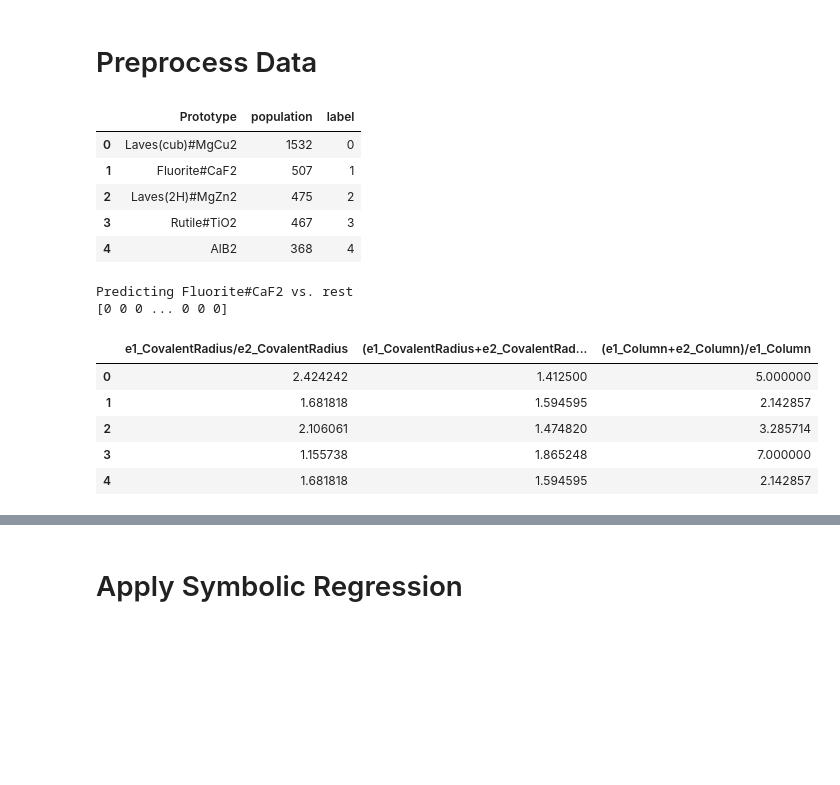
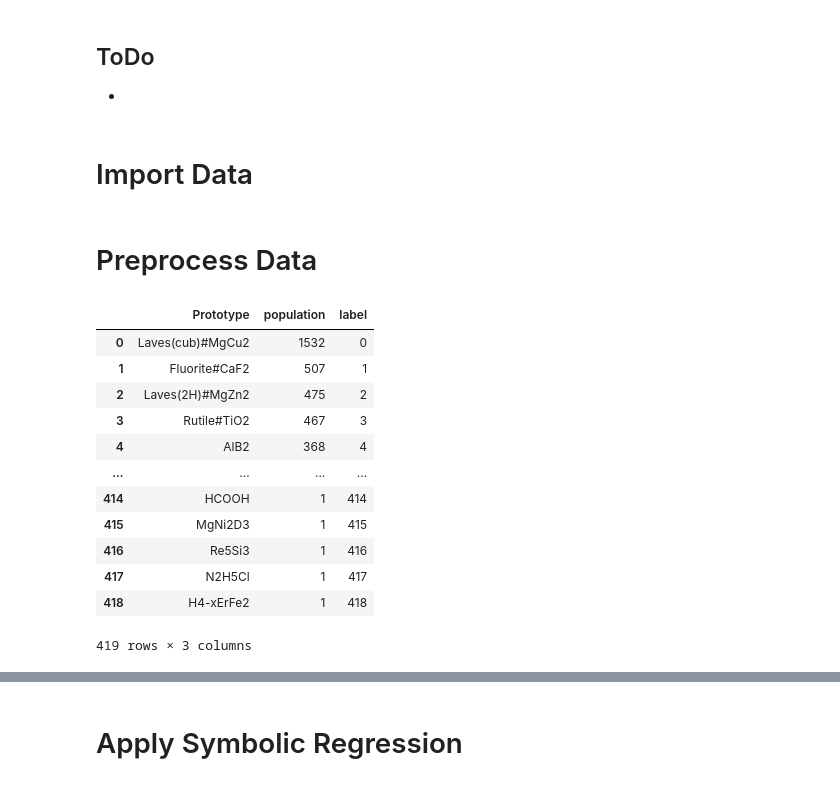
Before and after one commit to AlbertVong/Mat-Hack-2023, a Jupyter notebook: 5_learning/train_eval_SymClf.ipynb, the cells around one changed output, grey strips where cells are left out. Cells and saved outputs as stored; diff of their text form; code cells hidden in the pictures; blank space fills up the shorter version.

```diff
--- a/5_learning/train_eval_SymClf.ipynb
+++ b/5_learning/train_eval_SymClf.ipynb
@@ -1,3 +1,6 @@
+# %% [markdown]
+## ToDo
+-
 # %%
 import numpy as np
 import matplotlib.pyplot as plt
@@ -117,0 +130,2 @@ def examine_model(classifier):
+# %% [markdown]
+# Import Data
@@ -118,55 +142,34 @@ def examine_model(classifier):
 # %% [markdown]
 # Preprocess Data
 # %%
-### CONSTANTS ###########################################################
-label_path = '../3_generate_features/final_label_array.csv'
-feat_path = '../3_generate_features/dimensionless_cropped_final_feature_array.csv'
-feat_reduction_path = 'feature_reduction/features_c1/16_iteration_feature_3_features.csv'
-pos_label = 1
-#########################################################################
+def examine_labels(label_df):
+    ### Prepare labels
+    # Find unique labels and counts
+    class_df = pd.DataFrame(label_df.value_counts()).reset_index()
+    class_df = class_df.rename(columns={0:'population'})
+    class_df['label'] = class_df.index
+    # display(class_df.head())
+    # Convert to numerical labels
+    proto2label = {proto:label for proto,label in class_df[['Prototype','label']].to_numpy()}
+    label2proto = {label:proto for proto,label in class_df[['Prototype','label']].to_numpy()}
+    label_df['label'] = [proto2label[proto] for proto in label_df.Prototype]
+    # label_df.head()
+    # print(labels_1vsall)
+    return label_df, class_df, proto2label, label2proto
 
-### Prepare labels
-label_df = pd.read_csv(label_path).drop(columns='Unnamed: 0',errors='ignore')
-# Find unique labels and counts
-class_df = pd.DataFrame(label_df.value_counts()).reset_index()
-class_df = class_df.rename(columns={0:'population'})
-class_df['label'] = class_df.index
-display(class_df.head())
-# Convert to numerical labels
-proto2label = {proto:label for proto,label in class_df[['Prototype','label']].to_numpy()}
-label2proto = {label:proto for proto,label in class_df[['Prototype','label']].to_numpy()}
-label_df['label'] = [proto2label[proto] for proto in label_df.Prototype]
-label_df.head()
-### Define 1vsall version
-pos_proto = label2proto[pos_label]
-print(f'Predicting {pos_proto} vs. rest')
-labels_1vsall = multiclass_to_binary(label_df.label, select_id=pos_label)
-print(labels_1vsall)
-
-### Prepare features
-feat_df = pd.read_csv(feat_path).drop(columns='Unnamed: 0',errors='ignore')
-# display(feat_df.head())
-# Reduce features
-feature_reduction_df = pd.read_csv(feat_reduction_path)
-feature_reduction_feature_names = feature_reduction_df['Name'].to_numpy()
-feat_df = feat_df[feature_reduction_feature_names]
-# Add a constant column
-# feat_df['one'] = [1]*len(feat_df)
-features = feat_df.to_numpy()
-feature_names = feat_df.columns
-display(feat_df.head())
+label_df, class_df, proto2label, label2proto = examine_labels(label_df)
+class_df
 # %% [output]
 |  | Prototype | population | label |
 | 0 | Laves(cub)#MgCu2 | 1532 | 0 |
 | 1 | Fluorite#CaF2 | 507 | 1 |
 | 2 | Laves(2H)#MgZn2 | 475 | 2 |
 | 3 | Rutile#TiO2 | 467 | 3 |
 | 4 | AlB2 | 368 | 4 |
+| ... | ... | ... | ... |
+| 414 | HCOOH | 1 | 414 |
+| 415 | MgNi2D3 | 1 | 415 |
+| 416 | Re5Si3 | 1 | 416 |
+| 417 | N2H5Cl | 1 | 417 |
+| 418 | H4-xErFe2 | 1 | 418 |
-Predicting Fluorite#CaF2 vs. rest
-[0 0 0 ... 0 0 0]
+419 rows × 3 columns
-|  | e1_CovalentRadius/e2_CovalentRadius | (e1_CovalentRadius+e2_CovalentRad... | (e1_Column+e2_Column)/e1_Column |
-| 0 | 2.424242 | 1.412500 | 5.000000 |
-| 1 | 1.681818 | 1.594595 | 2.142857 |
-| 2 | 2.106061 | 1.474820 | 3.285714 |
-| 3 | 1.155738 | 1.865248 | 7.000000 |
-| 4 | 1.681818 | 1.594595 | 2.142857 |
```
Also changed, not shown: parts of 12 cells of this notebook, 8 other files.
